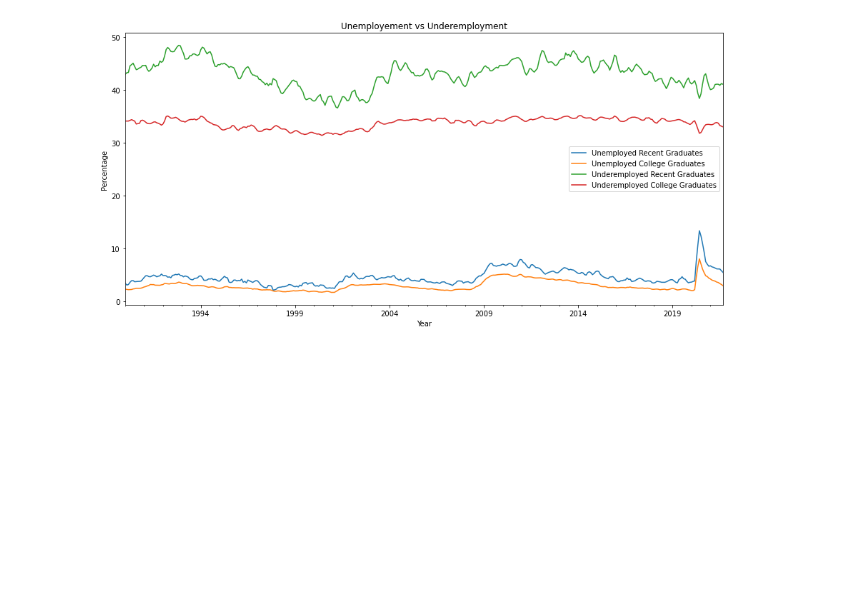
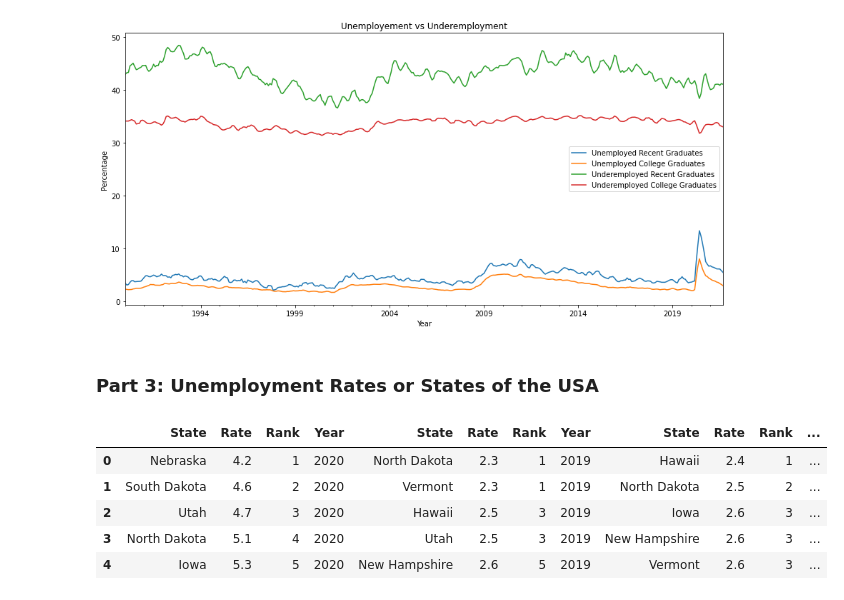
Before and after one commit to Ankita-Khiratkar/2021Fall_finals, a Jupyter notebook: Final_Project.ipynb, the cells around one changed output. Cells and saved outputs as stored; diff of their text form; code cells hidden in the pictures; blank space fills up the shorter version.

```diff
--- a/Final_Project.ipynb
+++ b/Final_Project.ipynb
@@ -64,3 +64,19 @@ df_merged.head()
 df_merged.plot(figsize=[15, 7], title='Unemployement vs Underemployment').set(xlabel='Year', ylabel='Percentage');
 # %% [output]
 [figure]
+# %% [markdown]
+### Part 3: Unemployment Rates or States of the USA
+# %%
+csv_file_names = ['year_2020', 'year_2019', 'year_2018', 'year_2017', 'year_2016']
+concated_df = pd.DataFrame()
+for file in csv_file_names:
+    df = pd.read_csv('./Data/Unemployment Rates for States/'+ file +'.csv', usecols=['State', 'Rate', 'Rank', 'Year'])
+    concated_df = pd.concat([concated_df, df], axis=1)
+concated_df.head()
+# %% [output]
+|  | State | Rate | Rank | Year | State | Rate | Rank | Year | State | Rate | Rank | ... |
+| 0 | Nebraska | 4.2 | 1 | 2020 | North Dakota | 2.3 | 1 | 2019 | Hawaii | 2.4 | 1 | ... |
+| 1 | South Dakota | 4.6 | 2 | 2020 | Vermont | 2.3 | 1 | 2019 | North Dakota | 2.5 | 2 | ... |
+| 2 | Utah | 4.7 | 3 | 2020 | Hawaii | 2.5 | 3 | 2019 | Iowa | 2.6 | 3 | ... |
+| 3 | North Dakota | 5.1 | 4 | 2020 | Utah | 2.5 | 3 | 2019 | New Hampshire | 2.6 | 3 | ... |
+| 4 | Iowa | 5.3 | 5 | 2020 | New Hampshire | 2.6 | 5 | 2019 | Vermont | 2.6 | 3 | ... |
```
Also changed, not shown: parts of 5 cells of this notebook.
